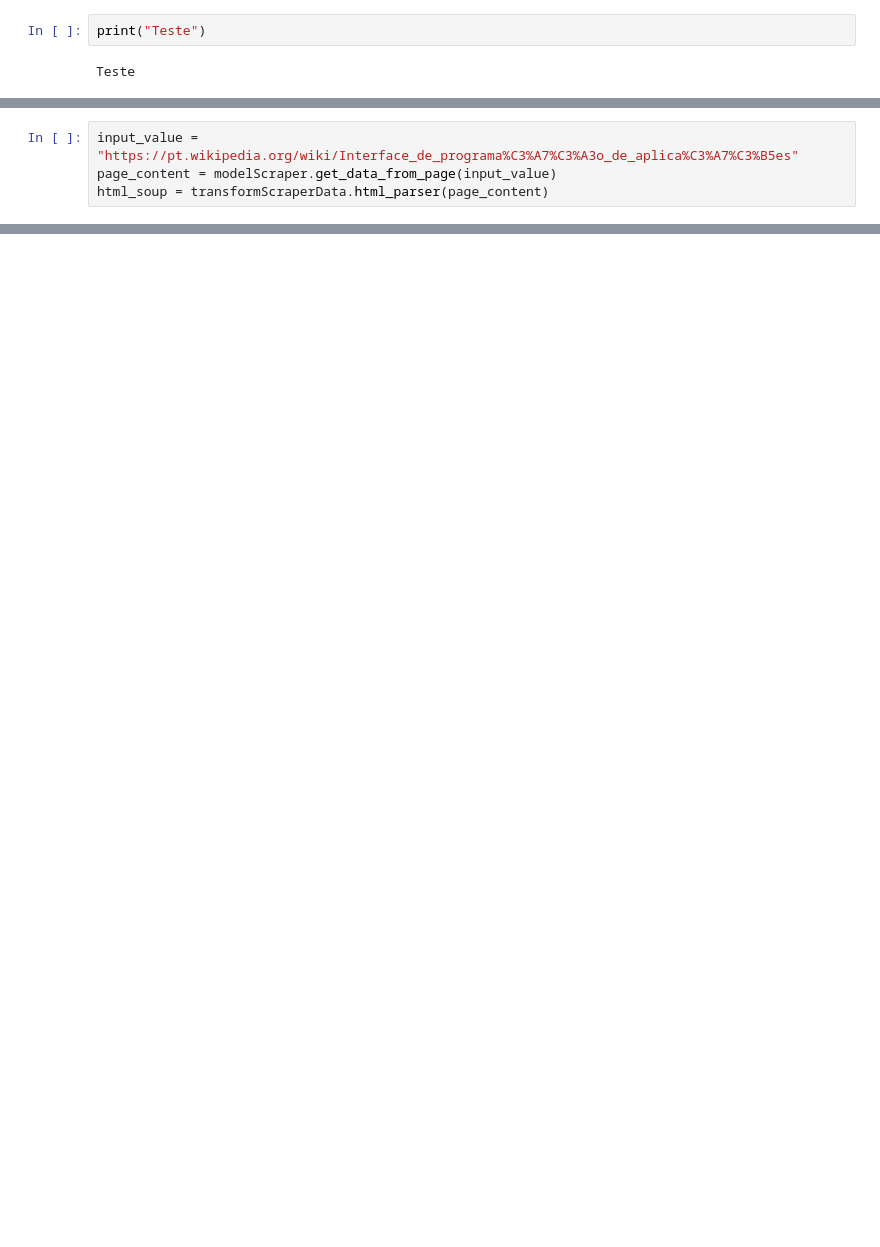
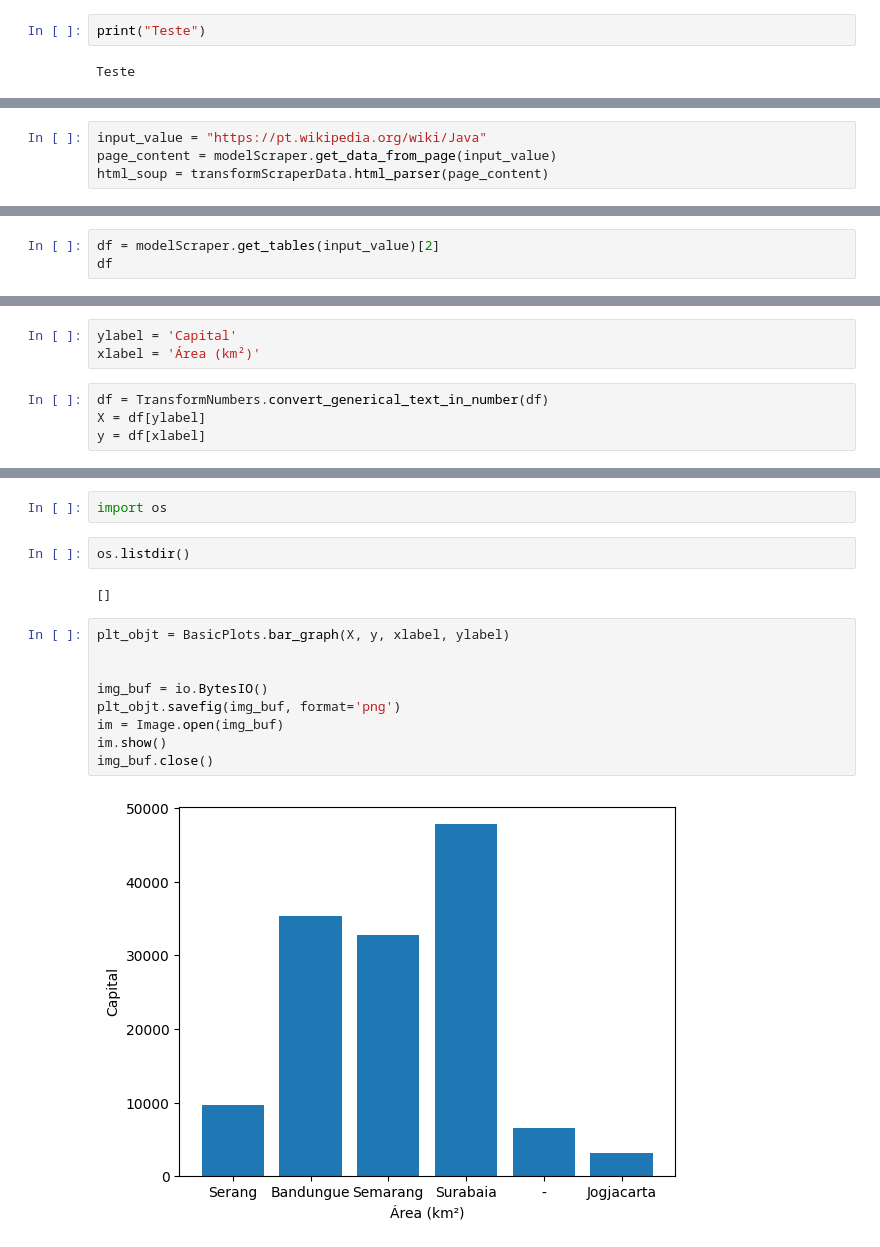
Before and after one commit to aureliowozhiak/data_collection_tools, a Jupyter notebook: develop/exploring.ipynb, the cells around one changed output, grey strips where cells are left out. Drawn from its saved outputs; the diff is of its cells as text; blank space fills up the shorter version.

Commit message:
<FEATURE>Transform generical_text in numbers

```diff
--- a/develop/exploring.ipynb
+++ b/develop/exploring.ipynb
@@ -27,5 +16,5 @@ from model.transform.transform_scraper_data import transformScraperData
 import json
 # %%
-input_value = "https://pt.wikipedia.org/wiki/Interface_de_programa%C3%A7%C3%A3o_de_aplica%C3%A7%C3%B5es"
+input_value = "https://pt.wikipedia.org/wiki/Java"
 page_content = modelScraper.get_data_from_page(input_value)
 html_soup = transformScraperData.html_parser(page_content)
@@ -33,0 +21,3 @@ html_soup = transformScraperData.html_parser(page_content)
+# %%
+df = modelScraper.get_tables(input_value)[2]
+df
@@ -33,0 +32,7 @@ html_soup = transformScraperData.html_parser(page_content)
+# %%
+ylabel = 'Capital'
+xlabel = 'Área (km²)'
+# %%
+df = TransformNumbers.convert_generical_text_in_number(df)
+X = df[ylabel]
+y = df[xlabel]
@@ -33,0 +59,17 @@ html_soup = transformScraperData.html_parser(page_content)
+# %%
+import os
+# %%
+os.listdir()
+# %% [output]
+[]
+# %%
+plt_objt = BasicPlots.bar_graph(X, y, xlabel, ylabel)
+
+
+img_buf = io.BytesIO()
+plt_objt.savefig(img_buf, format='png')
+im = Image.open(img_buf)
+im.show()
+img_buf.close()
+# %% [output]
+[figure, added]
```
Also changed, not shown: parts of 9 cells of this notebook, 3 other files.
